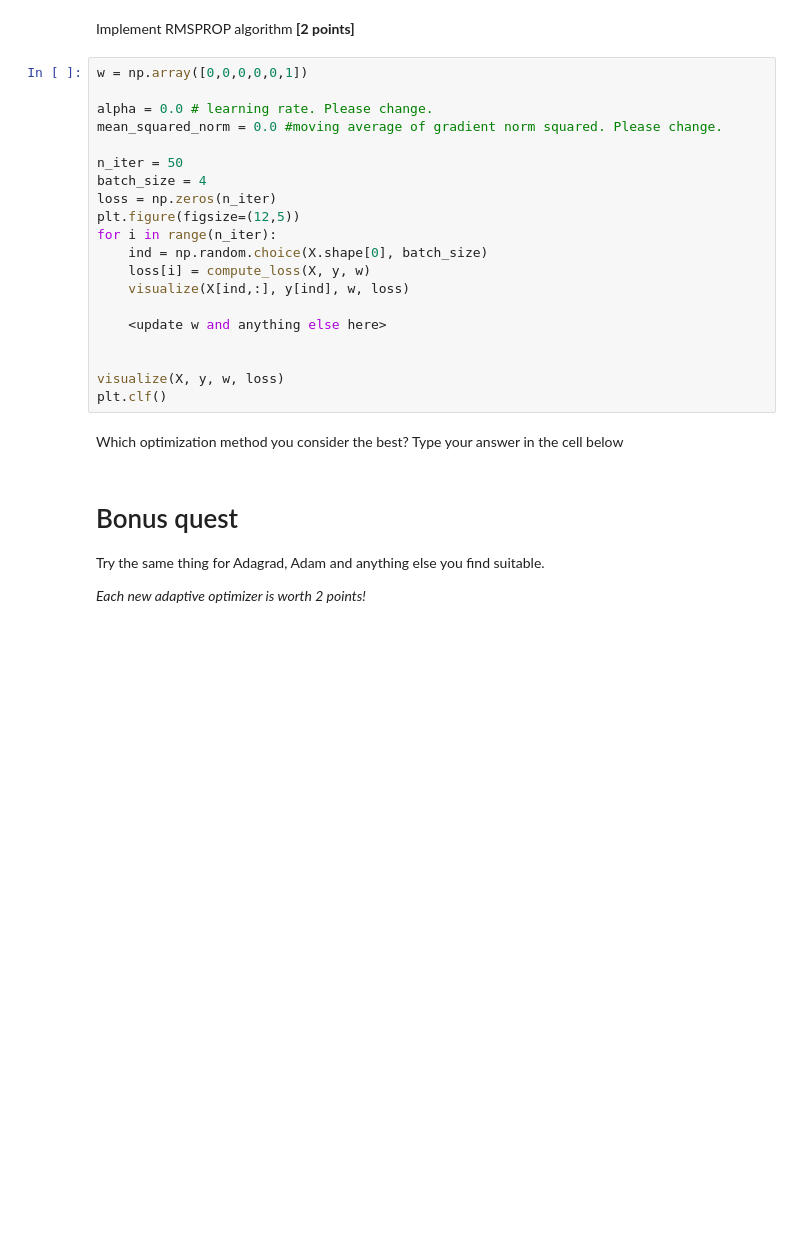
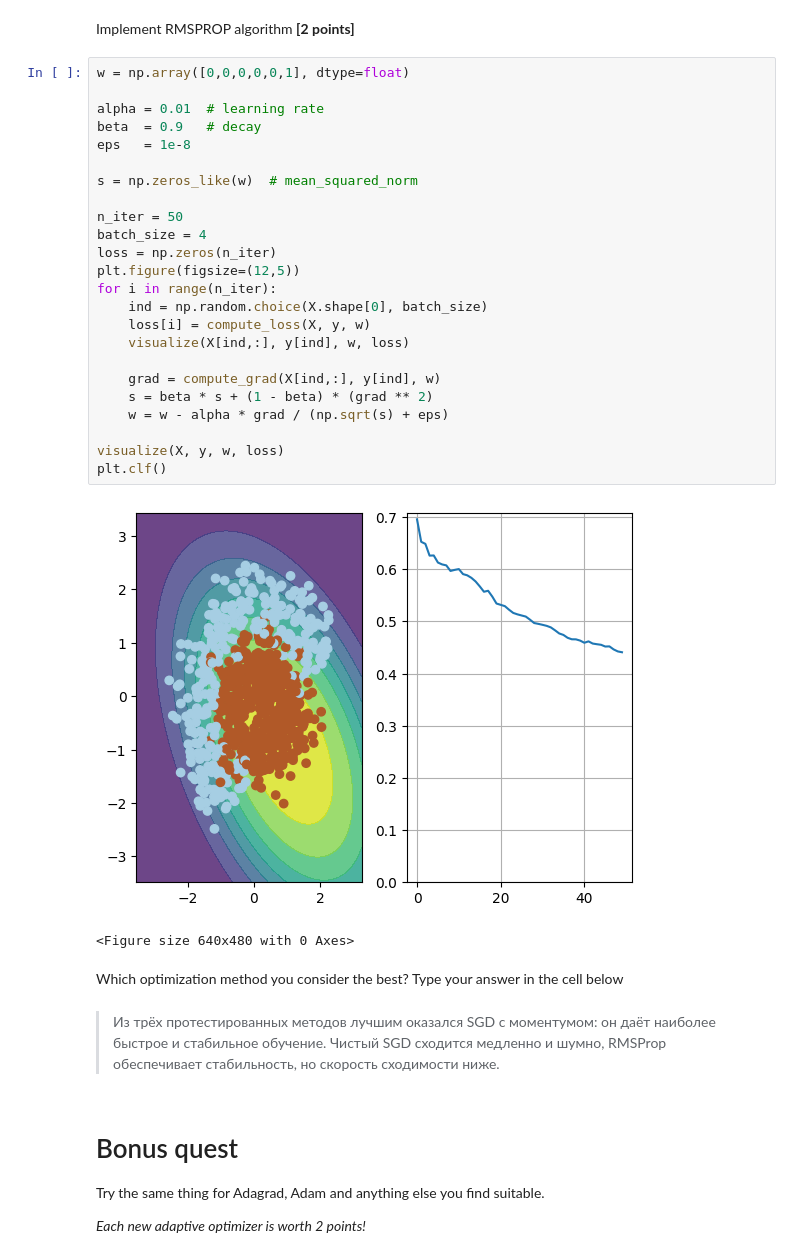
Before and after one commit to Sanjar-Javodov/Academic-projects, a Jupyter notebook: week01_backprop/adaptive_sgd.ipynb, the cells around one changed output. Cells and saved outputs as stored; diff of their text form; blank space fills up the shorter version.

```diff
--- a/week01_backprop/adaptive_sgd.ipynb
+++ b/week01_backprop/adaptive_sgd.ipynb
@@ -234,27 +312,38 @@ plt.clf()
 # %% [markdown]
 Implement RMSPROP algorithm __[2 points]__
 # %%
-w = np.array([0,0,0,0,0,1])
+w = np.array([0,0,0,0,0,1], dtype=float)
 
-alpha = 0.0 # learning rate. Please change.
-mean_squared_norm = 0.0 #moving average of gradient norm squared. Please change.
+alpha = 0.01  # learning rate
+beta  = 0.9   # decay
+eps   = 1e-8
+
+s = np.zeros_like(w)  # mean_squared_norm
 
 n_iter = 50
 batch_size = 4
 loss = np.zeros(n_iter)
 plt.figure(figsize=(12,5))
 for i in range(n_iter):
     ind = np.random.choice(X.shape[0], batch_size)
     loss[i] = compute_loss(X, y, w)
     visualize(X[ind,:], y[ind], w, loss)
 
-    <update w and anything else here>
-
+    grad = compute_grad(X[ind,:], y[ind], w)
+    s = beta * s + (1 - beta) * (grad ** 2)
+    w = w - alpha * grad / (np.sqrt(s) + eps)
 
 visualize(X, y, w, loss)
 plt.clf()
+# %% [output]
+[figure, added]
+<Figure size 640x480 with 0 Axes>
 # %% [markdown]
 Which optimization method you consider the best? Type your answer in the cell below
+# %% [markdown]
+
+
+> Из трёх протестированных методов лучшим оказался SGD с моментумом: он даёт наиболее быстрое и стабильное обучение. Чистый SGD сходится медленно и шумно, RMSProp обеспечивает стабильность, но скорость сходимости ниже.
 # %% [markdown]
 # Bonus quest
 Try the same thing for Adagrad, Adam and anything else you find suitable.
```
Also changed, not shown: parts of 11 cells of this notebook.
